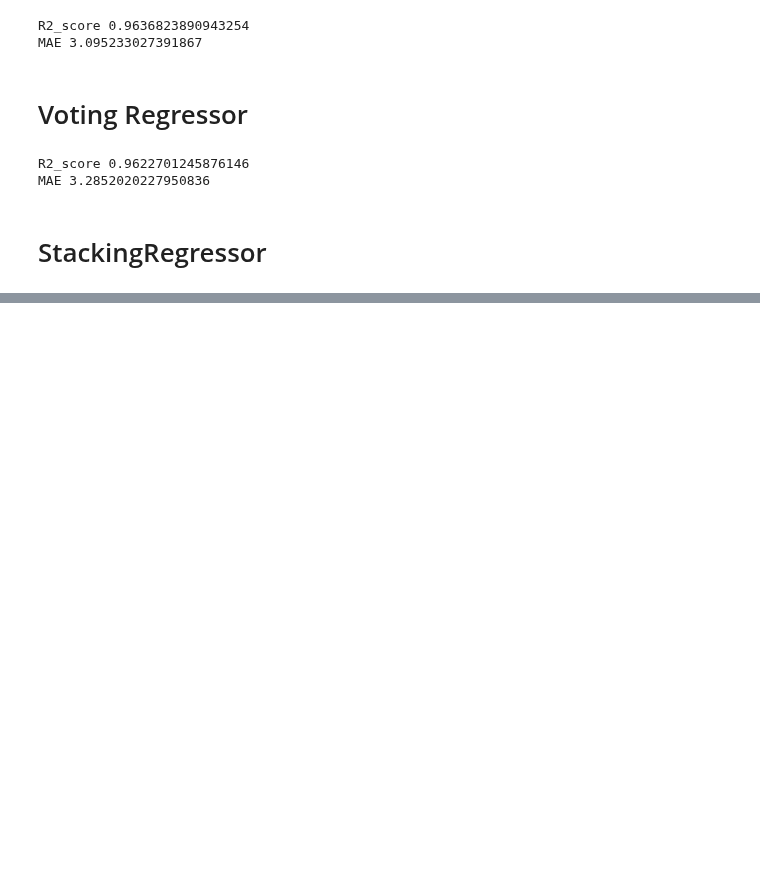
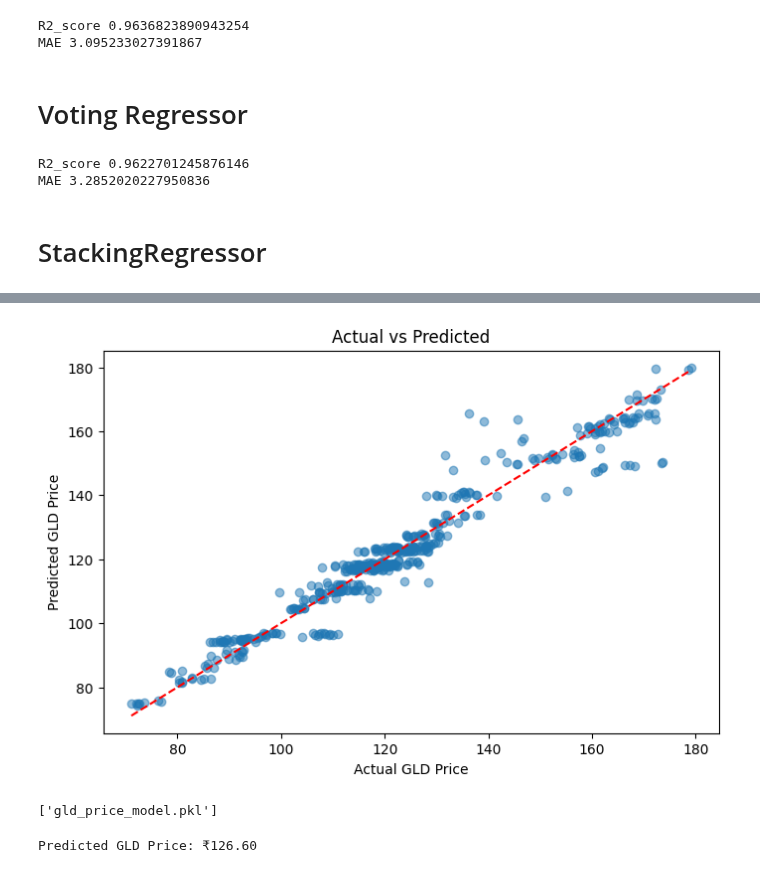
Before and after one commit to Priya-Rathor/Machine-learning, a Jupyter notebook: Projects/GoldPricePredictor/main.ipynb, the cells around one changed output, grey strips where cells are left out. Cells and saved outputs as stored; diff of their text form; code cells hidden in the pictures; blank space fills up the shorter version.

```diff
--- a/Projects/GoldPricePredictor/main.ipynb
+++ b/Projects/GoldPricePredictor/main.ipynb
@@ -335,9 +344,9 @@ MAE 3.766450754330497
 # %%
 from sklearn.ensemble import RandomForestRegressor
 
-model = RandomForestRegressor(n_estimators=100,max_depth=10,random_state=42)
+RandomForestModel= RandomForestRegressor(n_estimators=100,max_depth=10,random_state=42)
 
-model.fit(X_train,y_teain)
+RandomForestModel.fit(X_train,y_teain)
 
 # Predict
 y_pred = model.predict(X_test)
@@ -345,4 +354,5 @@ y_pred = model.predict(X_test)
 # Evaluate
 print("R2_score",r2_score(y_test,y_pred))
 print('MAE',mean_absolute_error(y_test,y_pred))
+results.append(['RandomForetRegressor', r2_score(y_test, y_pred), mean_absolute_error(y_test, y_pred)])
 # %% [output]
@@ -575,0 +607,17 @@ MAE 3.5815435898142924
+# %%
+import matplotlib.pyplot as plt
+
+plt.figure(figsize=(8, 5))
+plt.scatter(y_test, y_pred, alpha=0.5)
+plt.xlabel("Actual GLD Price")
+plt.ylabel("Predicted GLD Price")
+plt.title("Actual vs Predicted")
+plt.plot([y_test.min(), y_test.max()], [y_test.min(), y_test.max()], 'r--')  # 45° line
+plt.show()
+# %% [output]
+[figure, added]
+# %%
+import joblib
+joblib.dump(RandomForestModel, "gld_price_model.pkl")
+# %% [output]
+['gld_price_model.pkl']
@@ -575,0 +628,5 @@ MAE 3.5815435898142924
+# %%
+predicted_price = predict_gld_price(slv=20.5, uso=30.1, spx=1500)
+print(f"Predicted GLD Price: ₹{predicted_price:.2f}")
+# %% [output]
+Predicted GLD Price: ₹126.60
```
Also changed, not shown: parts of 19 cells of this notebook, 4 other files.
